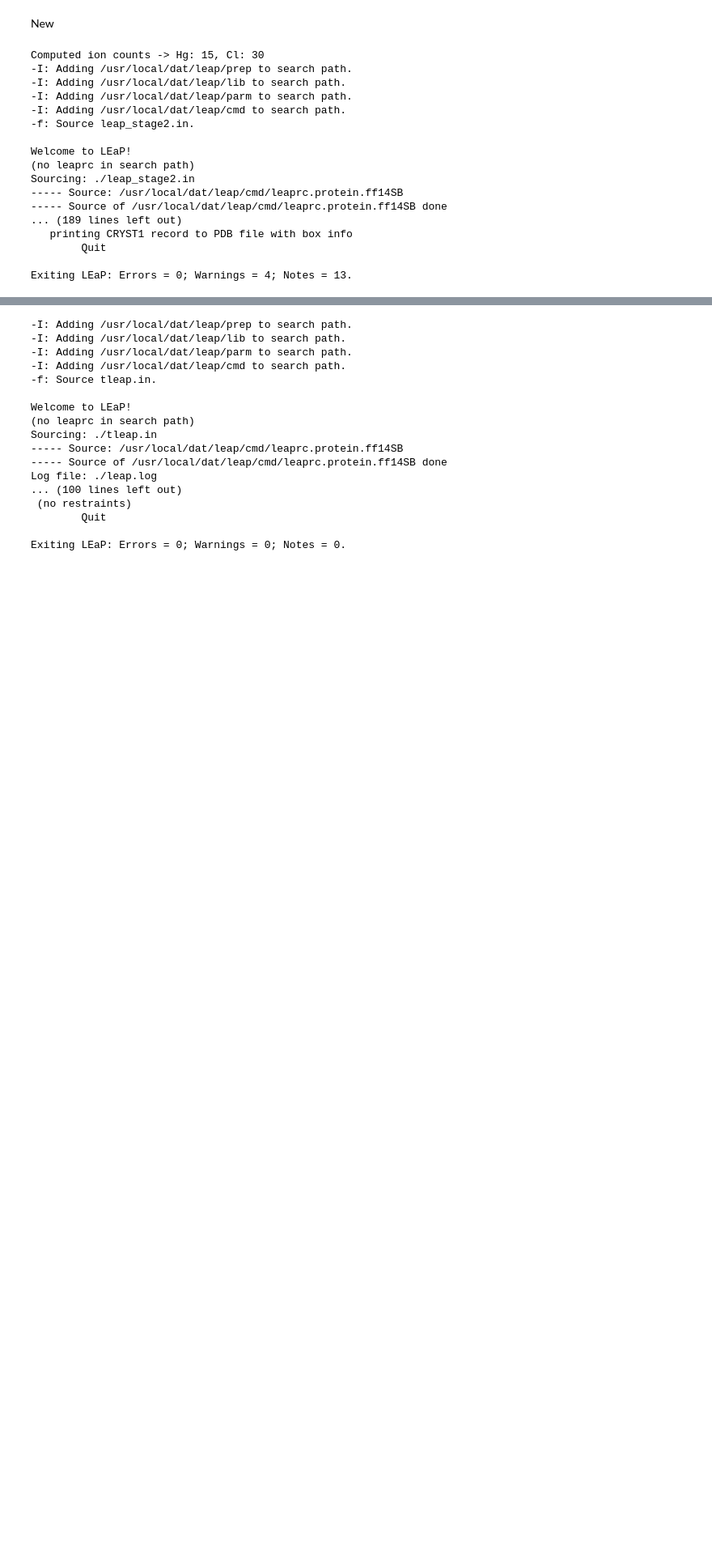
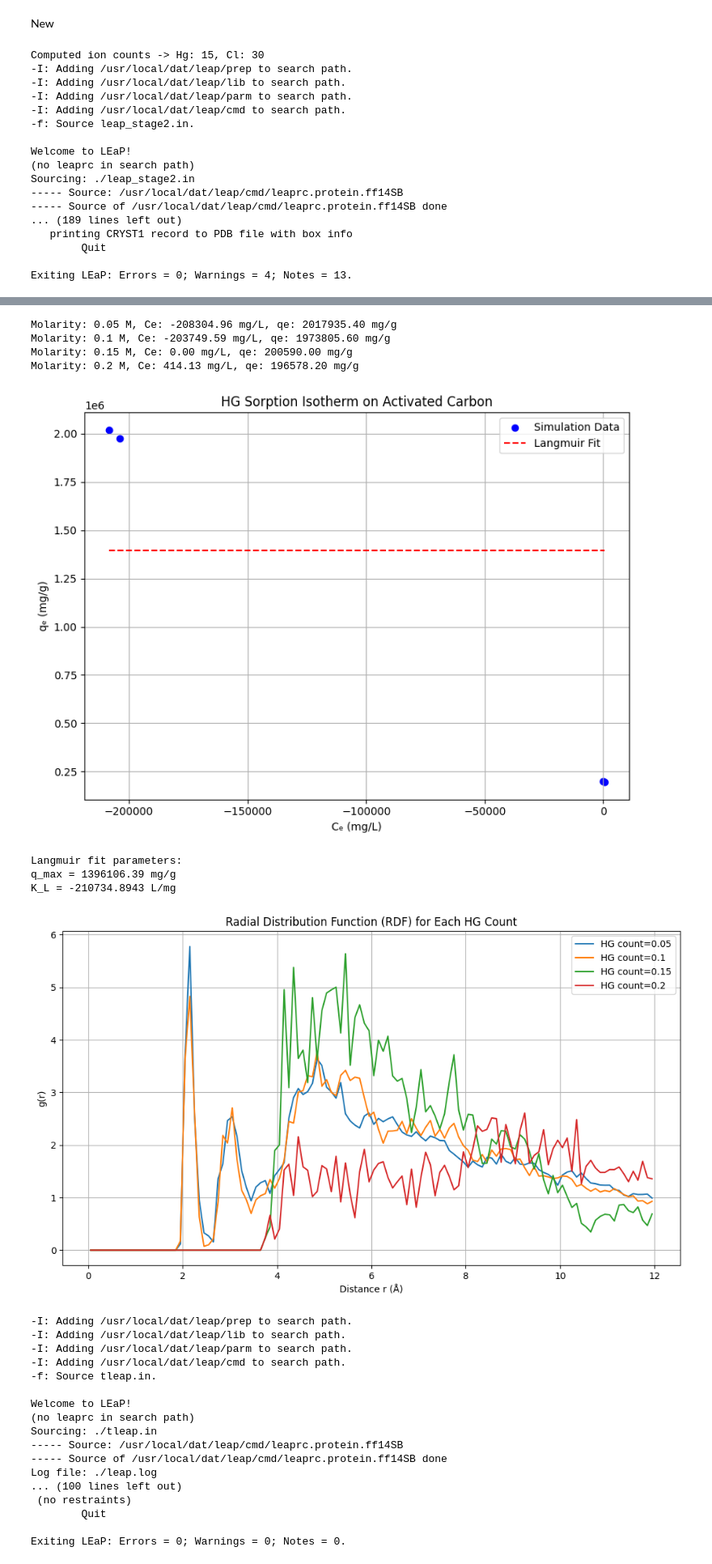
Before and after one commit to sushirito/Hg2, a Jupyter notebook: OpenMM_Scripting.ipynb, the cells around one changed output, grey strips where cells are left out. Shown at 81% size. Cells and saved outputs as stored; diff of their text form; code cells hidden in the pictures; blank space fills up the shorter version.

Commit message:
Attempting to correct negative concentration issue (not working)

```diff
--- a/OpenMM_Scripting.ipynb
+++ b/OpenMM_Scripting.ipynb
@@ -256,3 +368,67 @@ view.show()
+# %%
+# Main execution loop for molarity trials
+molarities = [0.05, 0.10, 0.15, 0.20]  # Molar concentrations to test
+Ce_values = []
+qe_values = []
+rdf_data = []
+
+for molarity in molarities:
+    Ce, qe, r, rdf = run_simulation_and_analyze(molarity)
+    Ce_values.append(Ce)
+    qe_values.append(qe)
+    rdf_data.append((molarity, r, rdf))
+    print(f"Molarity: {molarity} M, Ce: {Ce:.2f} mg/L, qe: {qe:.2f} mg/g")
+
+with open('sorption_data.csv', mode='w', newline='') as file:
+    writer = csv.writer(file)
+    writer.writerow(['HG_count', 'Ce (mg/L)', 'q_e (mg/g)'])
+    for count, Ce, qe in zip(HG_counts, Ce_values, qe_values):
+        writer.writerow([count, Ce, qe])
+
+def langmuir(C, q_max, K_L):
+    return (q_max * K_L * C) / (1 + K_L * C)
+
+if len(Ce_values) > 2:
+    params, _ = curve_fit(langmuir, Ce_values, qe_values, p0=[max(qe_values), 0.1], maxfev=10000)
+    q_max, K_L = params
+
+    Ce_fit = np.linspace(min(Ce_values), max(Ce_values), 100)
+    qe_fit = langmuir(Ce_fit, *params)
+
+    plt.figure(figsize=(8, 6))
+    plt.scatter(Ce_values, qe_values, c='b', label='Simulation Data')
+    plt.plot(Ce_fit, qe_fit, 'r--', label='Langmuir Fit')
+    plt.xlabel('Cₑ (mg/L)')
+    plt.ylabel('qₑ (mg/g)')
+    plt.title('HG Sorption Isotherm on Activated Carbon')
+    plt.legend()
+    plt.grid(True)
+    plt.tight_layout()
+    plt.show()
+
+    print(f"Langmuir fit parameters:\nq_max = {q_max:.2f} mg/g\nK_L = {K_L:.4f} L/mg")
+
+# RDF plotting for each trial
+plt.figure(figsize=(10, 6))
+for count, r, rdf in rdf_data:
+    plt.plot(r, rdf, label=f'HG count={count}')
+plt.xlabel('Distance r (Å)')
+plt.ylabel('g(r)')
+plt.title('Radial Distribution Function (RDF) for Each HG Count')
+plt.legend()
+plt.grid(True)
+plt.tight_layout()
+plt.show()
+# %% [output]
+Molarity: 0.05 M, Ce: -208304.96 mg/L, qe: 2017935.40 mg/g
+Molarity: 0.1 M, Ce: -203749.59 mg/L, qe: 1973805.60 mg/g
+Molarity: 0.15 M, Ce: 0.00 mg/L, qe: 200590.00 mg/g
+Molarity: 0.2 M, Ce: 414.13 mg/L, qe: 196578.20 mg/g
+[figure, added]
+Langmuir fit parameters:
+q_max = 1396106.39 mg/g
+K_L = -210734.8943 L/mg
+[figure, added]
 # %%
 #Thank you to u/SocraticHope and u/qfbros on r/comp_chem for helping me debug my tleap script :)
 
```
Also changed, not shown: parts of 11 cells of this notebook.
